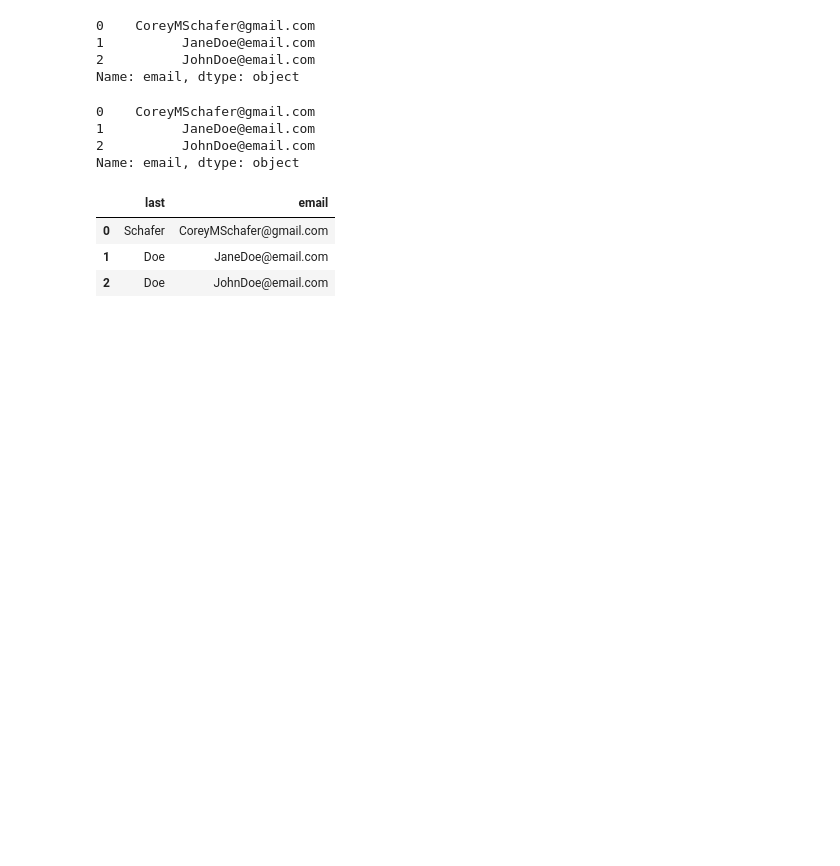
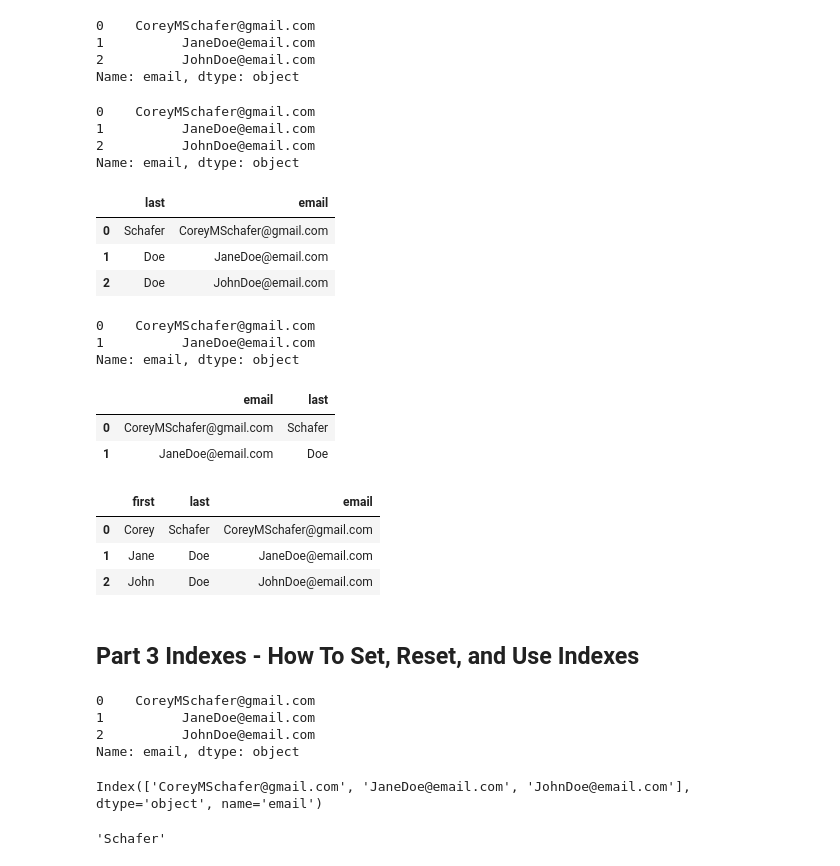
Before and after one commit to cesarVillasenor/tutorial-pandas, a Jupyter notebook: snippets.ipynb, the cells around one changed output. Drawn from its saved outputs; the diff is of its cells as text; code cells hidden in the pictures; blank space fills up the shorter version.

```diff
--- a/snippets.ipynb
+++ b/snippets.ipynb
@@ -54,3 +54,31 @@ df[['last', 'email']]
 | 0 | Schafer | CoreyMSchafer@gmail.com |
 | 1 | Doe | JaneDoe@email.com |
 | 2 | Doe | JohnDoe@email.com |
+# %%
+df.iloc[[0, 1], 2]
+# %% [output]
+0    CoreyMSchafer@gmail.com
+1          JaneDoe@email.com
+Name: email, dtype: object
+# %%
+df.loc[[0, 1], ['email', 'last']]
+# %% [output]
+|  | email | last |
+| 0 | CoreyMSchafer@gmail.com | Schafer |
+| 1 | JaneDoe@email.com | Doe |
+# %%
+df
+# %% [output]
+|  | first | last | email |
+| 0 | Corey | Schafer | CoreyMSchafer@gmail.com |
+| 1 | Jane | Doe | JaneDoe@email.com |
+| 2 | John | Doe | JohnDoe@email.com |
+# %% [markdown]
+## Part 3 Indexes - How To Set, Reset, and Use Indexes
+# %%
+df['email']
+# %% [output]
+0    CoreyMSchafer@gmail.com
+1          JaneDoe@email.com
+2          JohnDoe@email.com
+Name: email, dtype: object
@@ -57,3 +87,11 @@ df[['last', 'email']]
+# %%
+df.index
+# %% [output]
+Index(['CoreyMSchafer@gmail.com', 'JaneDoe@email.com', 'JohnDoe@email.com'], dtype='object', name='email')
+# %%
+df.loc['CoreyMSchafer@gmail.com', 'last']
+# %% [output]
+'Schafer'
 # %%
 df.iloc[0]
 # %% [output]
```
Also changed, not shown: parts of 10 cells of this notebook, 1 other file.
